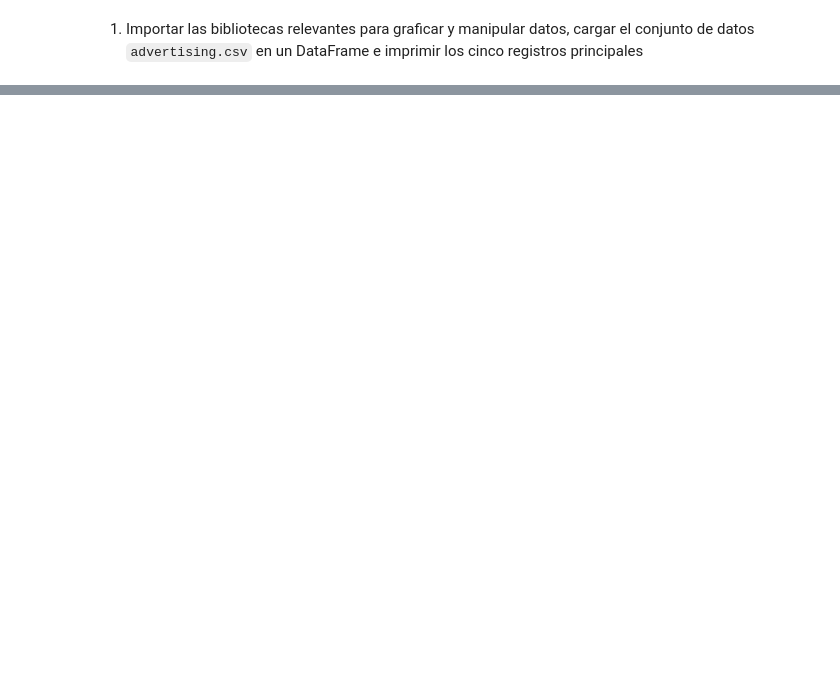
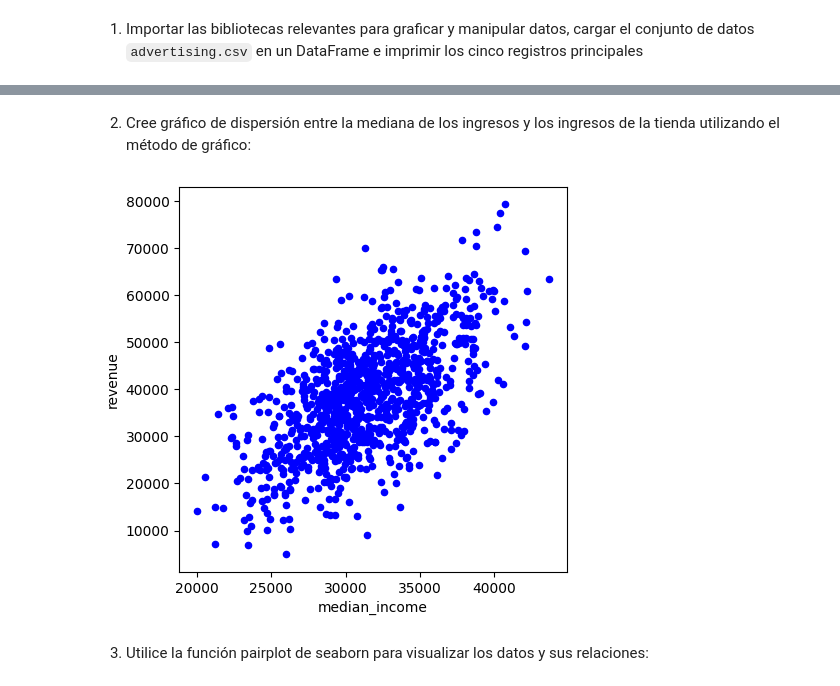
Before and after one commit to limspiga/customer-analytics, a Jupyter notebook: week-4a/customer_analytics_week_4a.ipynb, the cells around one changed output, grey strips where cells are left out. Saved outputs shown, nothing was run; the diff lists cells and outputs as text; code cells hidden in the pictures; blank space fills up the shorter version.

```diff
--- a/week-4a/customer_analytics_week_4a.ipynb
+++ b/week-4a/customer_analytics_week_4a.ipynb
@@ -158,0 +738,17 @@ Utilizando la regresión lineal, creará un modelo que prediga las ventas en fun
+# %%
+import pandas as pd
+import matplotlib.pyplot as plt, seaborn as sns
+
+!curl https://raw.githubusercontent.com/limspiga/customer-analytics/main/week-4a/datasets1/location_rev.csv -O
+
+df = pd.read_csv('location_rev.csv')
+df.head()
+
+# El df los ingresos de la tienda, su antigüedad,
+# junto con varios campos sobre la ubicación de la tienda.
+# A partir de los cinco registros principales,
+# obtiene una idea del orden de los valores para las diferentes columnas.
+
+# Observa que los valores de los ingresos son del orden de decenas de miles,
+# al igual que la mediana de los ingresos. Asimismo, anota la escala y
+# algunos valores de muestra de las columnas.
@@ -158,0 +765,12 @@ Utilizando la regresión lineal, creará un modelo que prediga las ventas en fun
+# %% [markdown]
+2. Cree gráfico de dispersión entre la mediana de los ingresos y los ingresos de la tienda utilizando el método de gráfico:
+# %%
+df.plot.scatter("median_income", 'revenue', figsize=[5,5], color='blue')
+plt.show()
+
+# Parece haber una asociación decente entre las dos variables.
+# Examinemos las otras asociaciones en los datos.
+# %% [output]
+[figure, added]
+# %% [markdown]
+3. Utilice la función pairplot de seaborn para visualizar los datos y sus relaciones:
```
Also changed, not shown: parts of 131 cells of this notebook.
